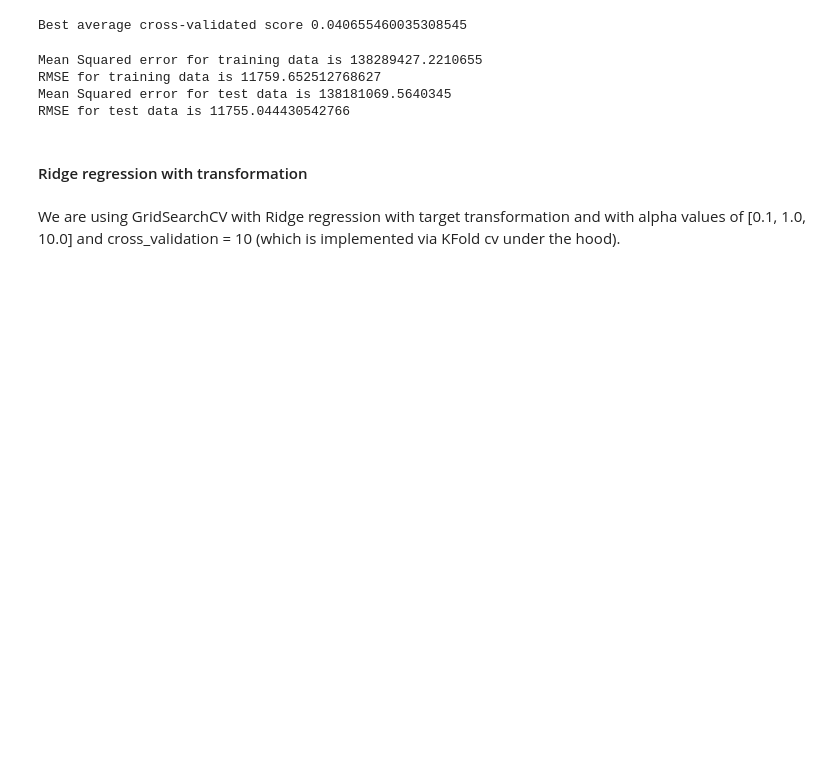
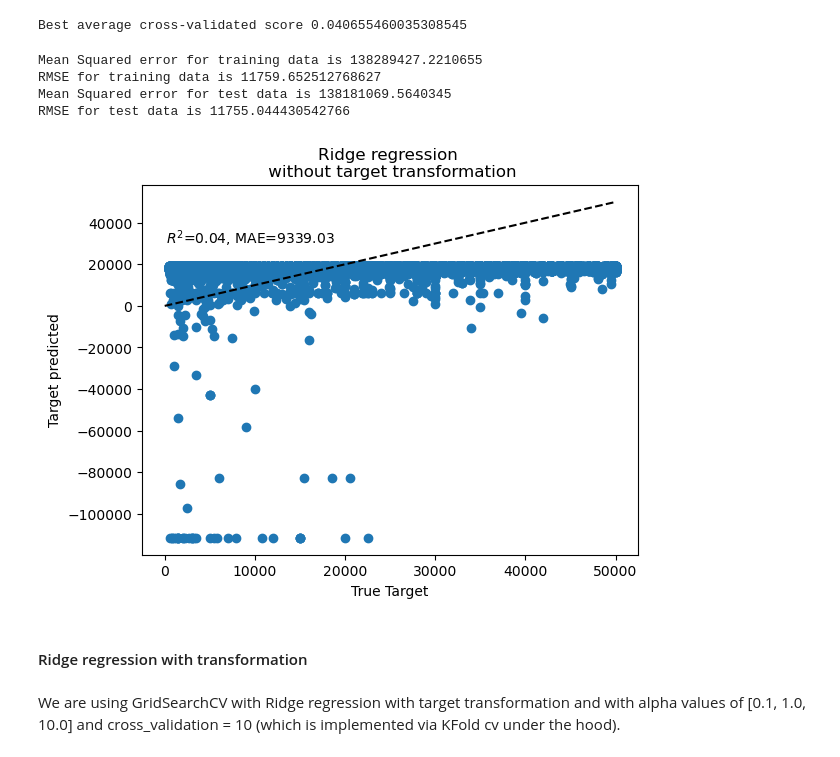
Before and after one commit to parthoghosh24/used_car_prediction, a Jupyter notebook: used_car_prediction.ipynb, the cells around one changed output. Saved outputs shown, nothing was run; the diff lists cells and outputs as text; code cells hidden in the pictures; blank space fills up the shorter version.

```diff
--- a/used_car_prediction.ipynb
+++ b/used_car_prediction.ipynb
@@ -826,6 +848,17 @@ Mean Squared error for training data is 138289427.2210655
 RMSE for training data is 11759.652512768627
 Mean Squared error for test data is 138181069.5640345
 RMSE for test data is 11755.044430542766
+# %%
+plt.scatter(y_test, ridge_without_transform_model.predict(X_test))
+plt.title('Ridge regression \n without target transformation')
+plt.xlabel('True Target')
+plt.ylabel('Target predicted')
+plt.plot([0, 50000], [0, 50000], '--k')
+plt.text(100, 30000, r'$R^2$=%.2f, MAE=%.2f' % (
+    r2_score(y_test, ridge_without_transform_model.predict(X_test)), median_absolute_error(y_test, ridge_without_transform_model.predict(X_test))))
+plt.savefig('images/ridge1_r2_scatter.png')
+# %% [output]
+[figure, added]
 # %% [markdown]
 #### Ridge regression with transformation
 # %%
```
Also changed, not shown: parts of 4 cells of this notebook, 4 other files.
